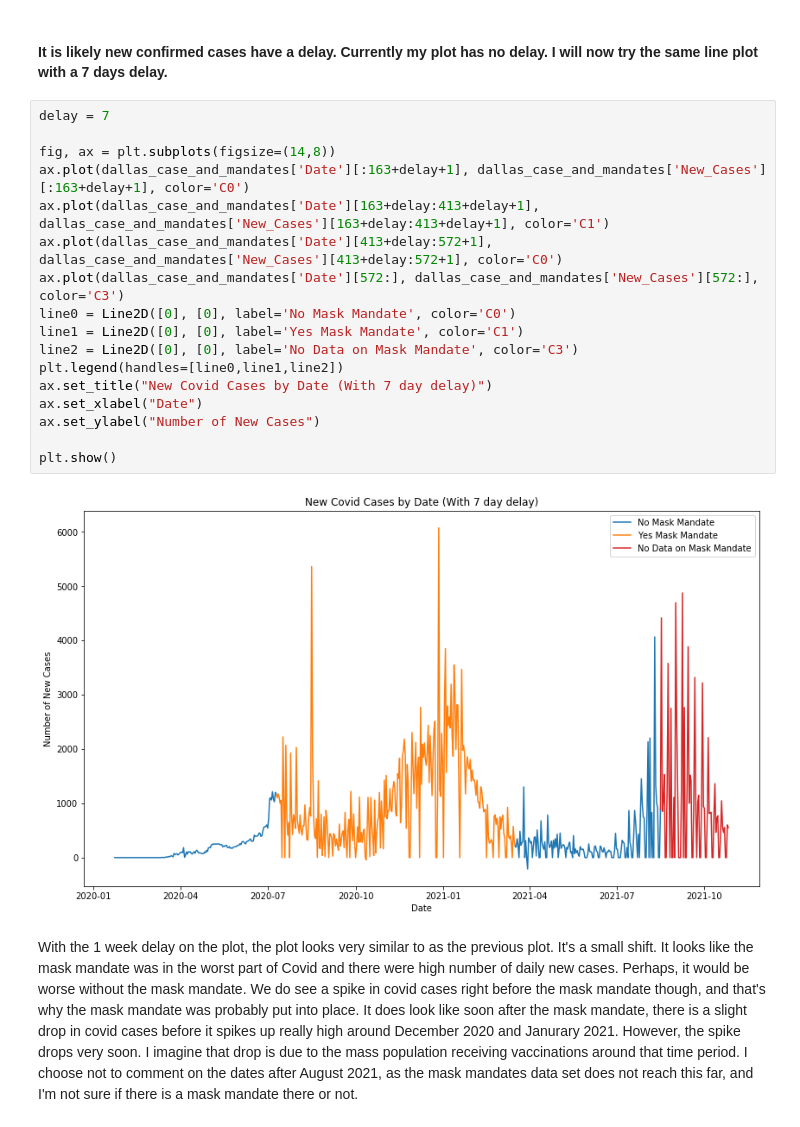
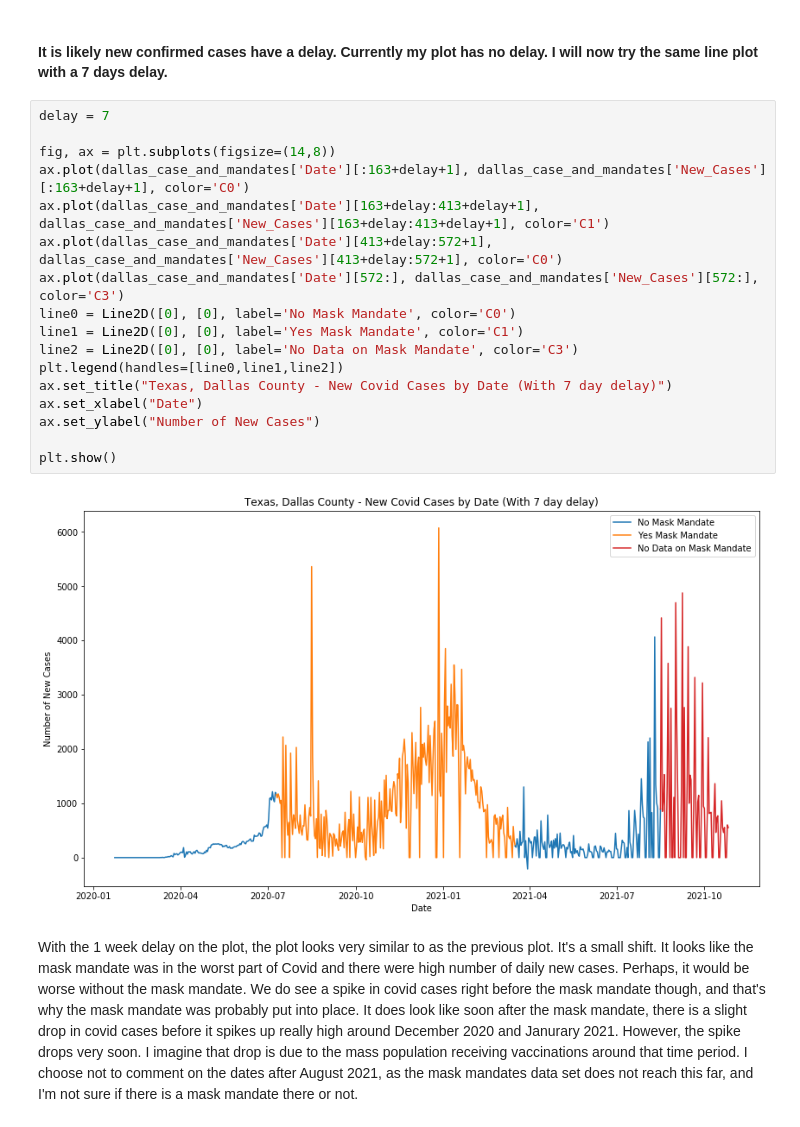
Before and after one commit to azhou5211/hcde_project, a Jupyter notebook: A4/notebooks/A4.ipynb, the cells around one changed output. Saved outputs shown, nothing was run; the diff lists cells and outputs as text.

Commit message:
added dallas texas into the visualization titles

```diff
--- a/A4/notebooks/A4.ipynb
+++ b/A4/notebooks/A4.ipynb
@@ -283,22 +278,22 @@ It is quite often found that Saturday, Sunday, and Monday do are the days with b
 # %%
 delay = 7
 
 fig, ax = plt.subplots(figsize=(14,8))
 ax.plot(dallas_case_and_mandates['Date'][:163+delay+1], dallas_case_and_mandates['New_Cases'][:163+delay+1], color='C0')
 ax.plot(dallas_case_and_mandates['Date'][163+delay:413+delay+1], dallas_case_and_mandates['New_Cases'][163+delay:413+delay+1], color='C1')
 ax.plot(dallas_case_and_mandates['Date'][413+delay:572+1], dallas_case_and_mandates['New_Cases'][413+delay:572+1], color='C0')
 ax.plot(dallas_case_and_mandates['Date'][572:], dallas_case_and_mandates['New_Cases'][572:], color='C3')
 line0 = Line2D([0], [0], label='No Mask Mandate', color='C0')
 line1 = Line2D([0], [0], label='Yes Mask Mandate', color='C1')
 line2 = Line2D([0], [0], label='No Data on Mask Mandate', color='C3')
 plt.legend(handles=[line0,line1,line2])
-ax.set_title("New Covid Cases by Date (With 7 day delay)")
+ax.set_title("Texas, Dallas County - New Covid Cases by Date (With 7 day delay)")
 ax.set_xlabel("Date")
 ax.set_ylabel("Number of New Cases")
 
 plt.show()
 # %% [output]
-[figure, old version]
+[figure, new version]
 # %% [markdown]
 With the 1 week delay on the plot, the plot looks very similar to as the previous plot. It's a small shift. It looks like the mask mandate was in the worst part of Covid and there were high number of daily new cases. Perhaps, it would be worse without the mask mandate. We do see a spike in covid cases right before the mask mandate though, and that's why the mask mandate was probably put into place. It does look like soon after the mask mandate, there is a slight drop in covid cases before it spikes up really high around December 2020 and Janurary 2021. However, the spike drops very soon. I imagine that drop is due to the mass population receiving vaccinations around that time period. I choose not to comment on the dates after August 2021, as the mask mandates data set does not reach this far, and I'm not sure if there is a mask mandate there or not.
 # %% [markdown]
```
Also changed, not shown: parts of 4 cells of this notebook, 4 other files.
